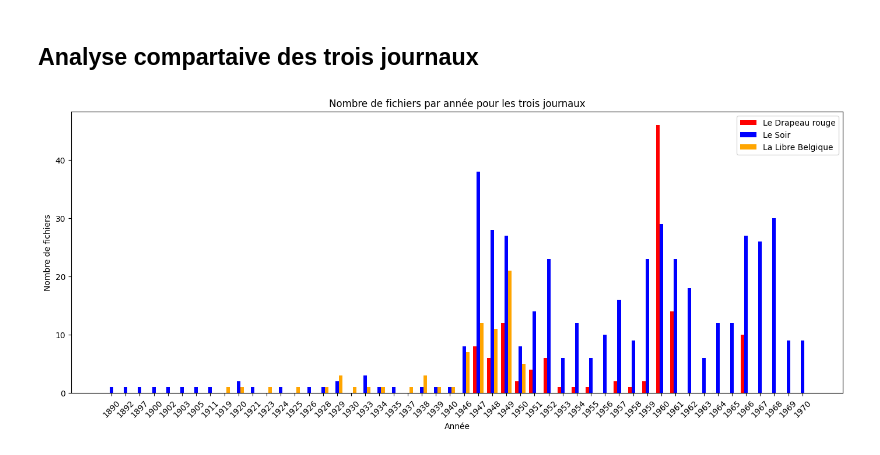
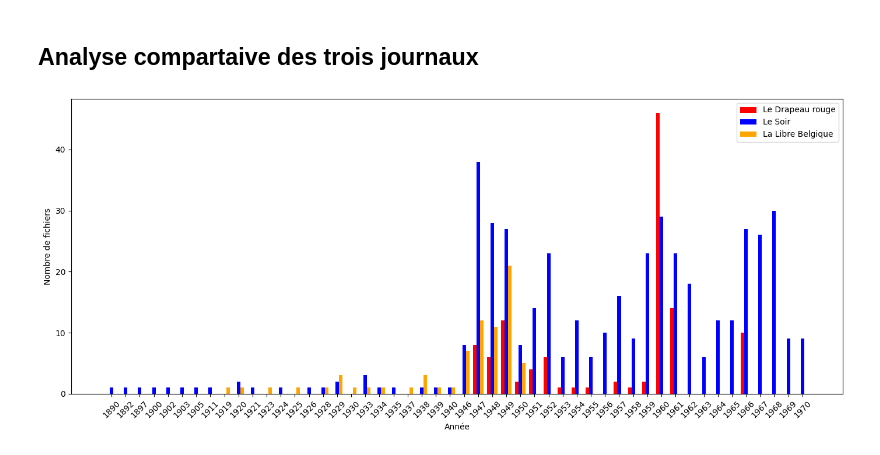
Before and after one commit to mjottrand/tac, a Jupyter notebook: tps/tp4/1.Explore.ipynb, the cells around one changed output. Drawn from its saved outputs; the diff is of its cells as text; code cells hidden in the pictures.

```diff
--- a/tps/tp4/1.Explore.ipynb
+++ b/tps/tp4/1.Explore.ipynb
@@ -516,32 +516,32 @@ for f in files:
         code = elems[1]
         if code in selected_journals:
             date_part = elems[2]
             match = re.match(r"(\d{4})", date_part)
             if match:
                 year = int(match.group(1))
                 count_years[code][year] += 1
 
 # Déterminer toutes les années couvertes par au moins un journal
 all_years = sorted({year for d in count_years.values() for year in d.keys()})
 
 # Largeur des barres et positions
 bar_width = 0.25
 index = np.arange(len(all_years))
 
 # Création du graphique
 plt.figure(figsize=(14,6))
 
 for i, (code, (nom, color)) in enumerate(selected_journals.items()):
     val = [count_years[code].get(year, 0) for year in all_years]
     plt.bar(index + i*bar_width, val, width=bar_width, color=color, label=nom)
 
 # Labels et titre
 plt.xlabel("Année")
 plt.ylabel("Nombre de fichiers")
-plt.title("Nombre de fichiers par année pour les trois journaux")
+#plt.title("Nombre de fichiers par année pour les trois journaux")
 plt.xticks(index + bar_width, all_years, rotation=45)
 plt.legend()
 plt.tight_layout()
 plt.show()
 # %% [output]
-[figure, old version]
+[figure, new version]
```
